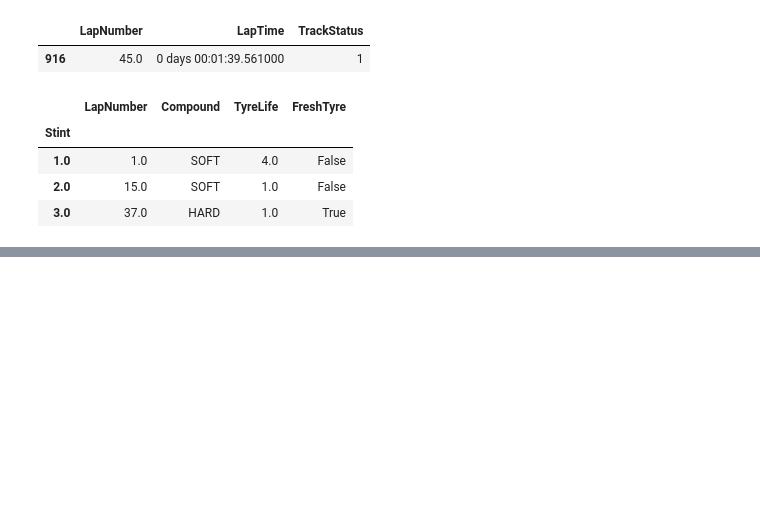
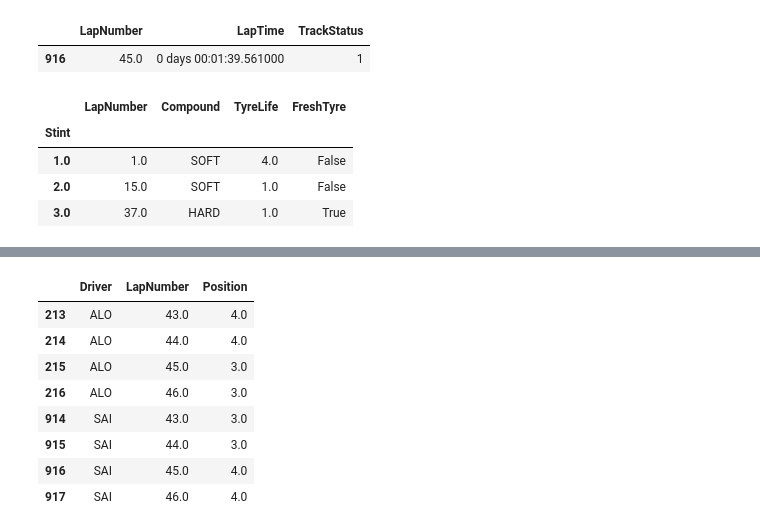
Before and after one commit to janjanisz/boxbox, a Jupyter notebook: 05_cleaning.ipynb, the cells around one changed output, grey strips where cells are left out. Saved outputs shown, nothing was run; the diff lists cells and outputs as text; code cells hidden in the pictures; blank space fills up the shorter version.

```diff
--- a/05_cleaning.ipynb
+++ b/05_cleaning.ipynb
@@ -231,0 +337,12 @@ laps[laps['Driver'] == 'VER'].groupby('Stint')[['LapNumber', 'Compound', 'TyreLi
+# %%
+laps[(laps['Driver'].isin(['SAI', 'ALO'])) & (laps['LapNumber'].between(43, 46))][['Driver', 'LapNumber', 'Position']]
+# %% [output]
+|  | Driver | LapNumber | Position |
+| 213 | ALO | 43.0 | 4.0 |
+| 214 | ALO | 44.0 | 4.0 |
+| 215 | ALO | 45.0 | 3.0 |
+| 216 | ALO | 46.0 | 3.0 |
+| 914 | SAI | 43.0 | 3.0 |
+| 915 | SAI | 44.0 | 3.0 |
+| 916 | SAI | 45.0 | 4.0 |
+| 917 | SAI | 46.0 | 4.0 |
```
Also changed, not shown: parts of 12 cells of this notebook.
